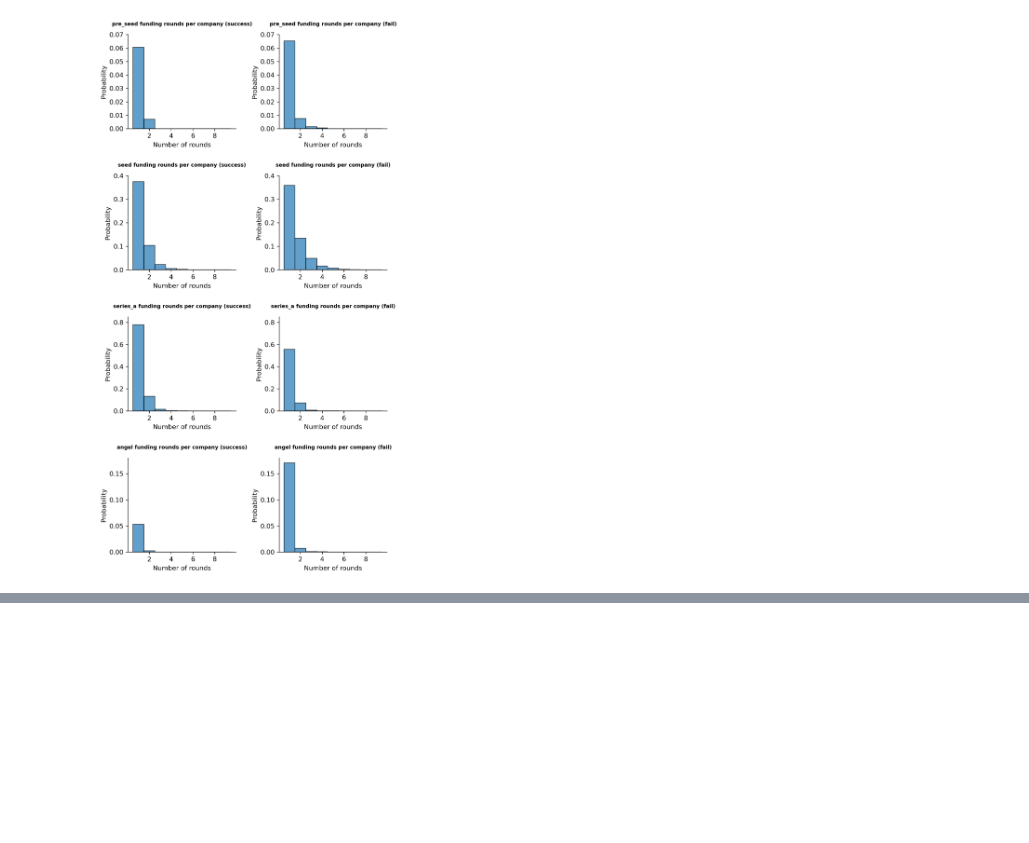
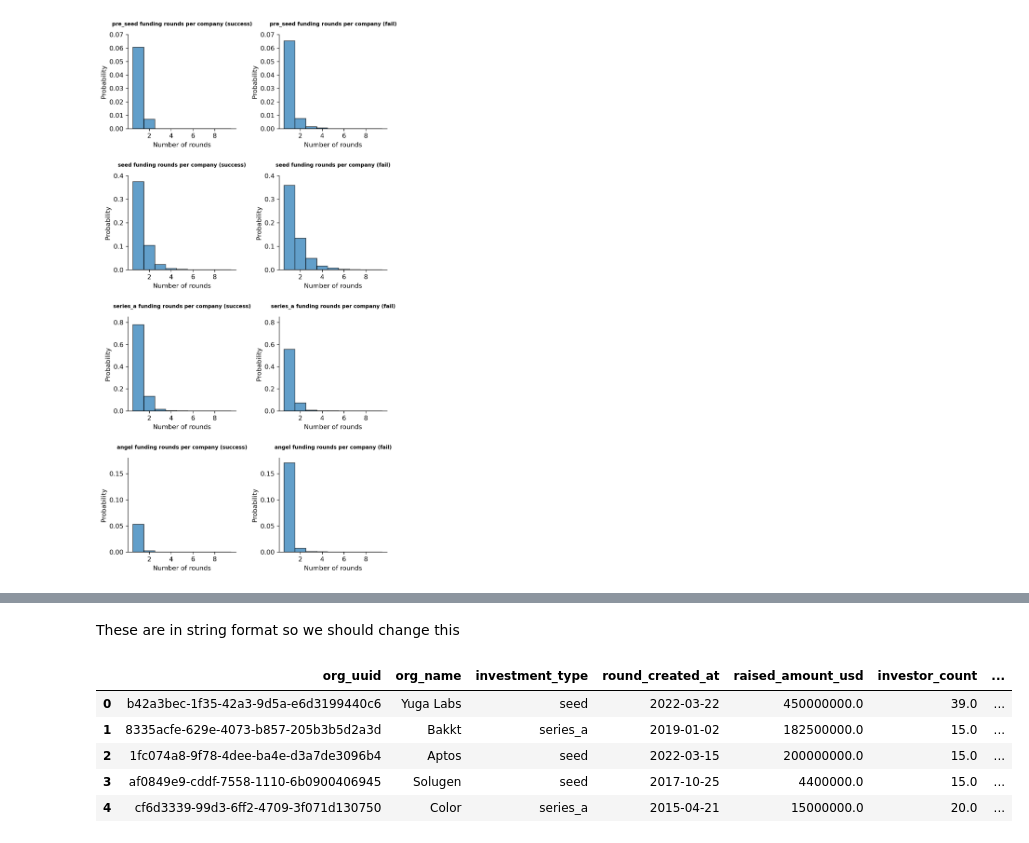
Before and after one commit to velapartners/moneyball-temporal-v1, a Jupyter notebook: feature_exploration.ipynb, the cells around one changed output, grey strips where cells are left out. Cells and saved outputs as stored; diff of their text form; code cells hidden in the pictures; blank space fills up the shorter version.

```diff
--- a/feature_exploration.ipynb
+++ b/feature_exploration.ipynb
@@ -219,0 +236,25 @@ This is very interesting, the number of founding rounds at each stage might beco
+# %% [markdown]
+These are in string format so we should change this
+# %%
+# lets first drop hours, minutes, seconds, and milliseconds. Unlikely we need this precision
+df_rounds_success['round_created_at'] = df_rounds_success['round_created_at'].str.split(' ').str[0]
+df_rounds_fail['round_created_at'] = df_rounds_fail['round_created_at'].str.split(' ').str[0]
+# and we change dashes for slashes
+df_rounds_success['round_created_at'] = df_rounds_success['round_created_at'].map(lambda x: x.replace('-', '/'))
+df_rounds_fail['round_created_at'] = df_rounds_fail['round_created_at'].map(lambda x: x.replace('-', '/'))
+
+# now we convert to the desired date format
+df_rounds_success['round_created_at'] = pd.to_datetime(df_rounds_success['round_created_at'],
+                                                        format= "%Y/%m/%d"
+                                                        )
+df_rounds_fail['round_created_at'] = pd.to_datetime(df_rounds_fail['round_created_at'],
+                                                        format= "%Y/%m/%d"
+                                                        )
+df_rounds_success.head()
+# %% [output]
+|  | org_uuid | org_name | investment_type | round_created_at | raised_amount_usd | investor_count | ... |
+| 0 | b42a3bec-1f35-42a3-9d5a-e6d3199440c6 | Yuga Labs | seed | 2022-03-22 | 450000000.0 | 39.0 | ... |
+| 1 | 8335acfe-629e-4073-b857-205b3b5d2a3d | Bakkt | series_a | 2019-01-02 | 182500000.0 | 15.0 | ... |
+| 2 | 1fc074a8-9f78-4dee-ba4e-d3a7de3096b4 | Aptos | seed | 2022-03-15 | 200000000.0 | 15.0 | ... |
+| 3 | af0849e9-cddf-7558-1110-6b0900406945 | Solugen | seed | 2017-10-25 | 4400000.0 | 15.0 | ... |
+| 4 | cf6d3339-99d3-6ff2-4709-3f071d130750 | Color | series_a | 2015-04-21 | 15000000.0 | 20.0 | ... |
```
Also changed, not shown: parts of 6 cells of this notebook.
